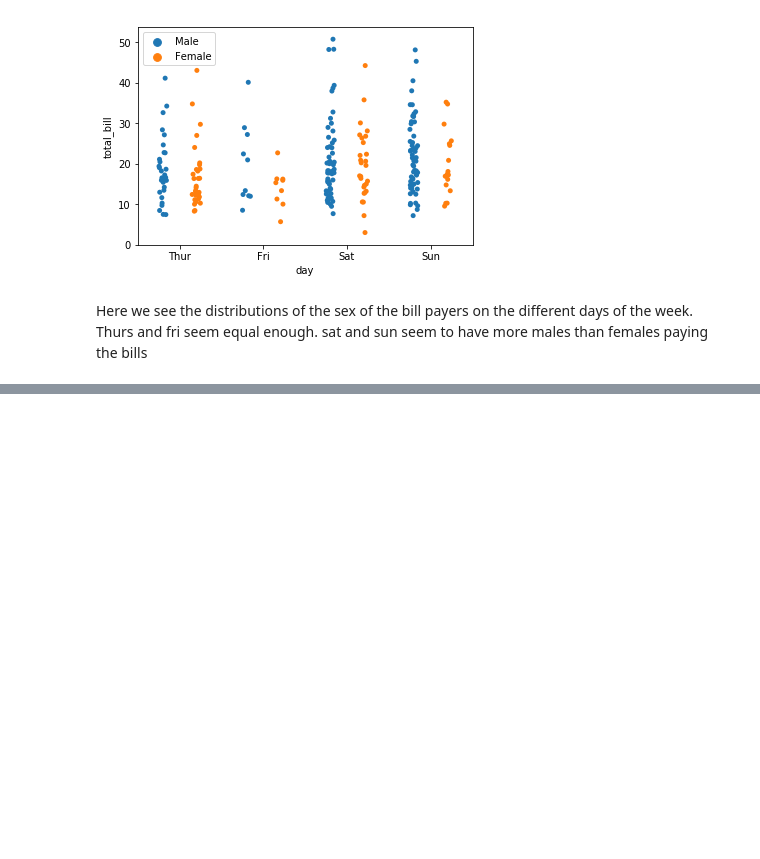
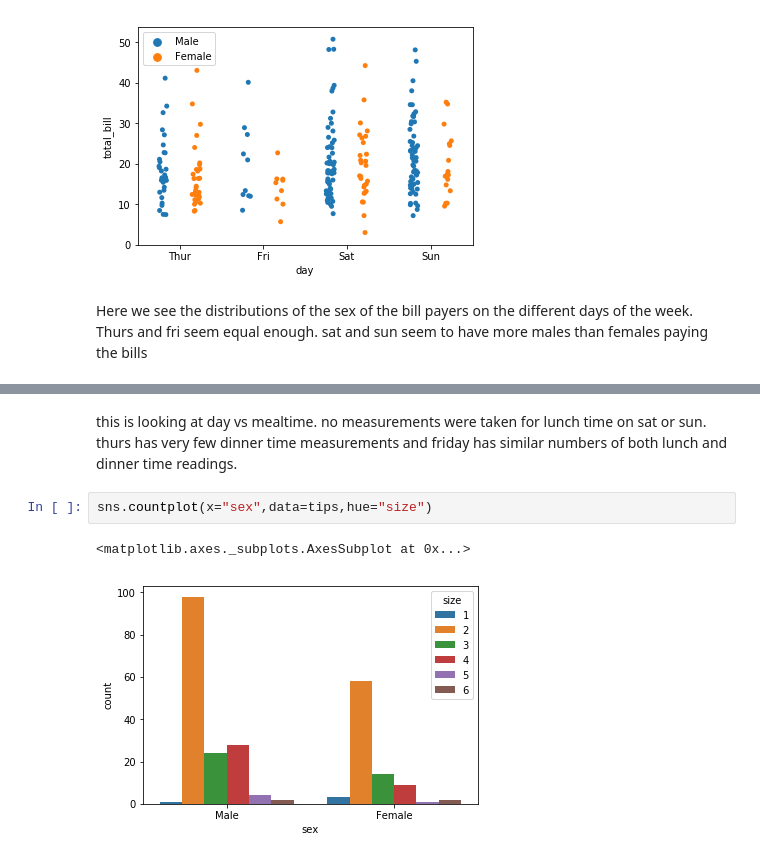
Before and after one commit to zoecahill1/fundamentals-project, a Jupyter notebook: tips-dataset.ipynb, the cells around one changed output, grey strips where cells are left out. Drawn from its saved outputs; the diff is of its cells as text; blank space fills up the shorter version.

```diff
--- a/tips-dataset.ipynb
+++ b/tips-dataset.ipynb
@@ -311,0 +324,7 @@ Here we see the distributions of the sex of the bill payers on the different day
+# %% [markdown]
+this is looking at day vs mealtime. no measurements were taken for lunch time on sat or sun. thurs has very few dinner time measurements and friday has similar numbers of both lunch and dinner time readings.
+# %%
+sns.countplot(x="sex",data=tips,hue="size")
+# %% [output]
+<matplotlib.axes._subplots.AxesSubplot at 0x...>
+[figure, added]
```
Also changed, not shown: parts of 10 cells of this notebook.
